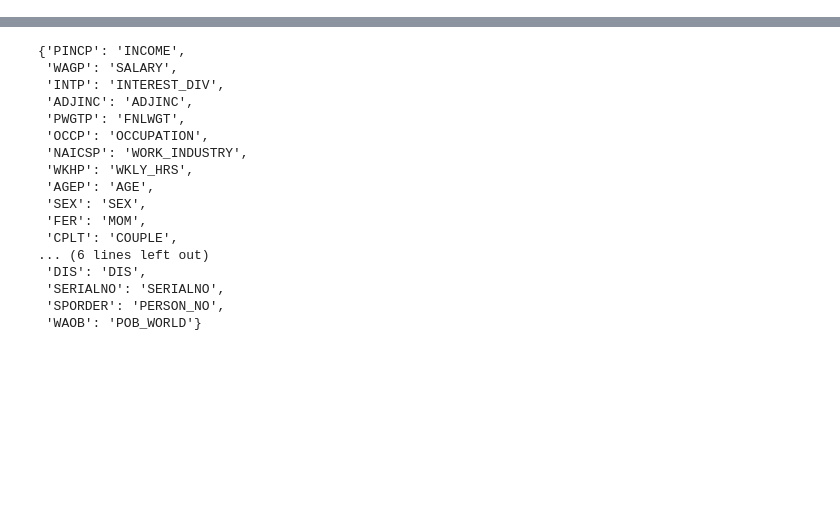
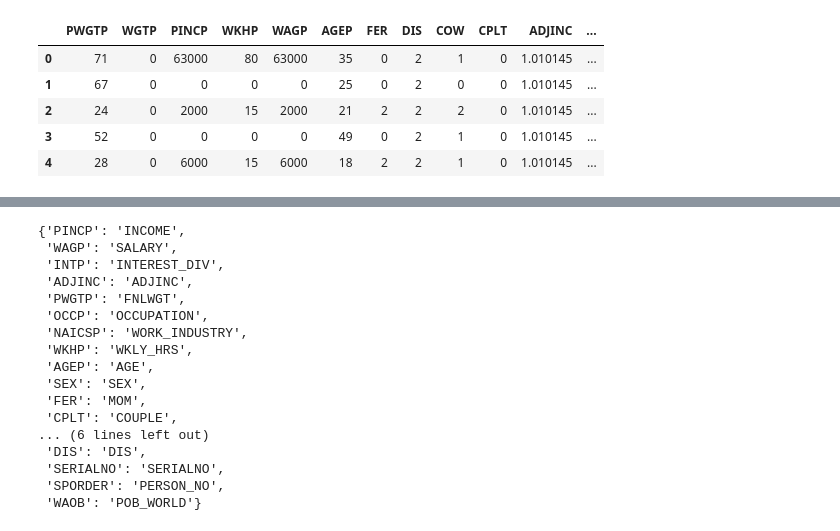
Before and after one commit to cierra4prez/Census_Income_Model, a Jupyter notebook: census_income_2019_EDA_Edward.ipynb, the cells around one changed output, grey strips where cells are left out. Saved outputs shown, nothing was run; the diff lists cells and outputs as text; code cells hidden in the pictures; blank space fills up the shorter version.

```diff
--- a/census_income_2019_EDA_Edward.ipynb
+++ b/census_income_2019_EDA_Edward.ipynb
@@ -8,0 +9,9 @@ df = pd.read_csv('census_income_2019.csv', index_col= 0 )
+# %%
+df.head()
+# %% [output]
+|  | PWGTP | WGTP | PINCP | WKHP | WAGP | AGEP | FER | DIS | COW | CPLT | ADJINC | ... |
+| 0 | 71 | 0 | 63000 | 80 | 63000 | 35 | 0 | 2 | 1 | 0 | 1.010145 | ... |
+| 1 | 67 | 0 | 0 | 0 | 0 | 25 | 0 | 2 | 0 | 0 | 1.010145 | ... |
+| 2 | 24 | 0 | 2000 | 15 | 2000 | 21 | 2 | 2 | 2 | 0 | 1.010145 | ... |
+| 3 | 52 | 0 | 0 | 0 | 0 | 49 | 0 | 2 | 1 | 0 | 1.010145 | ... |
+| 4 | 28 | 0 | 6000 | 15 | 6000 | 18 | 2 | 2 | 1 | 0 | 1.010145 | ... |
```
Also changed, not shown: parts of 13 cells of this notebook.
